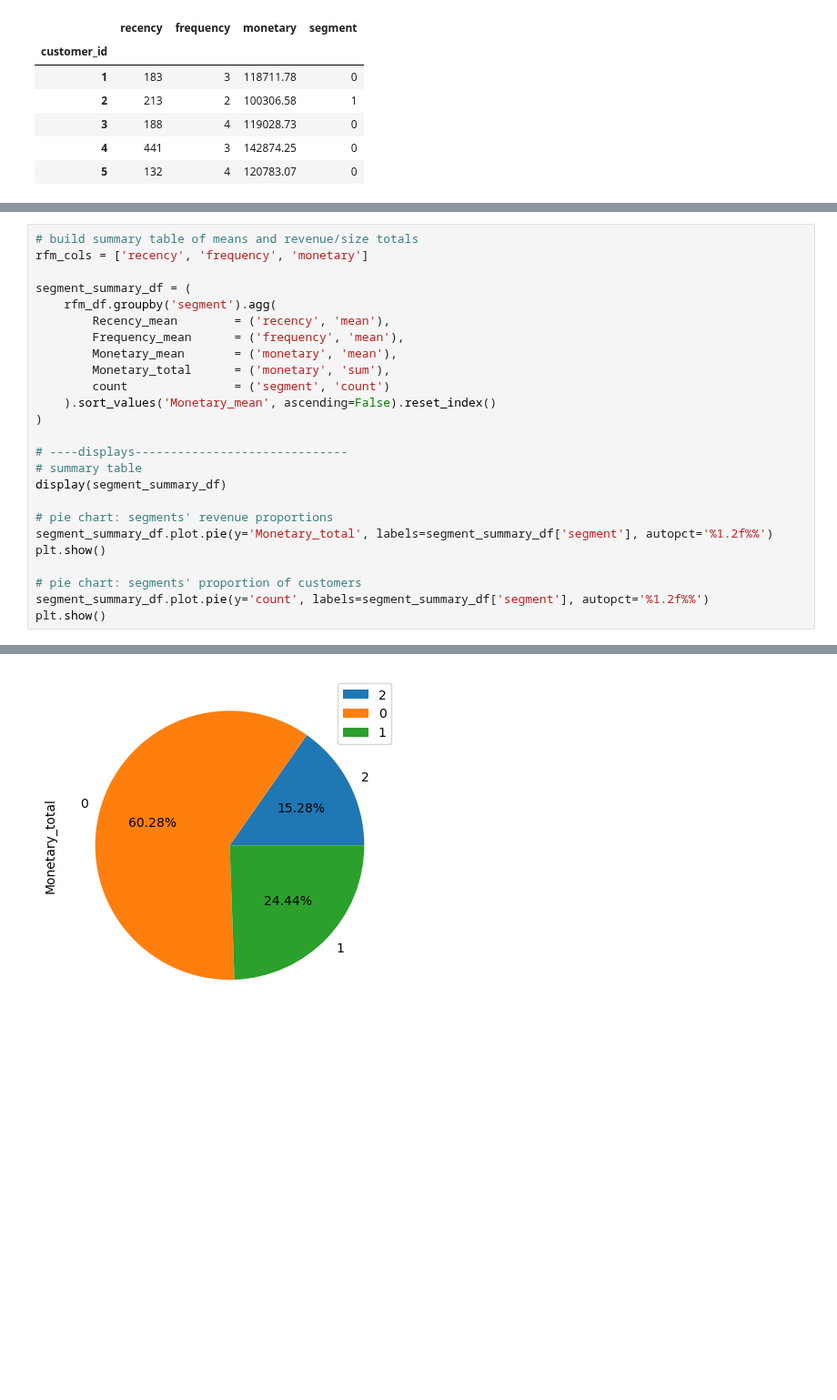
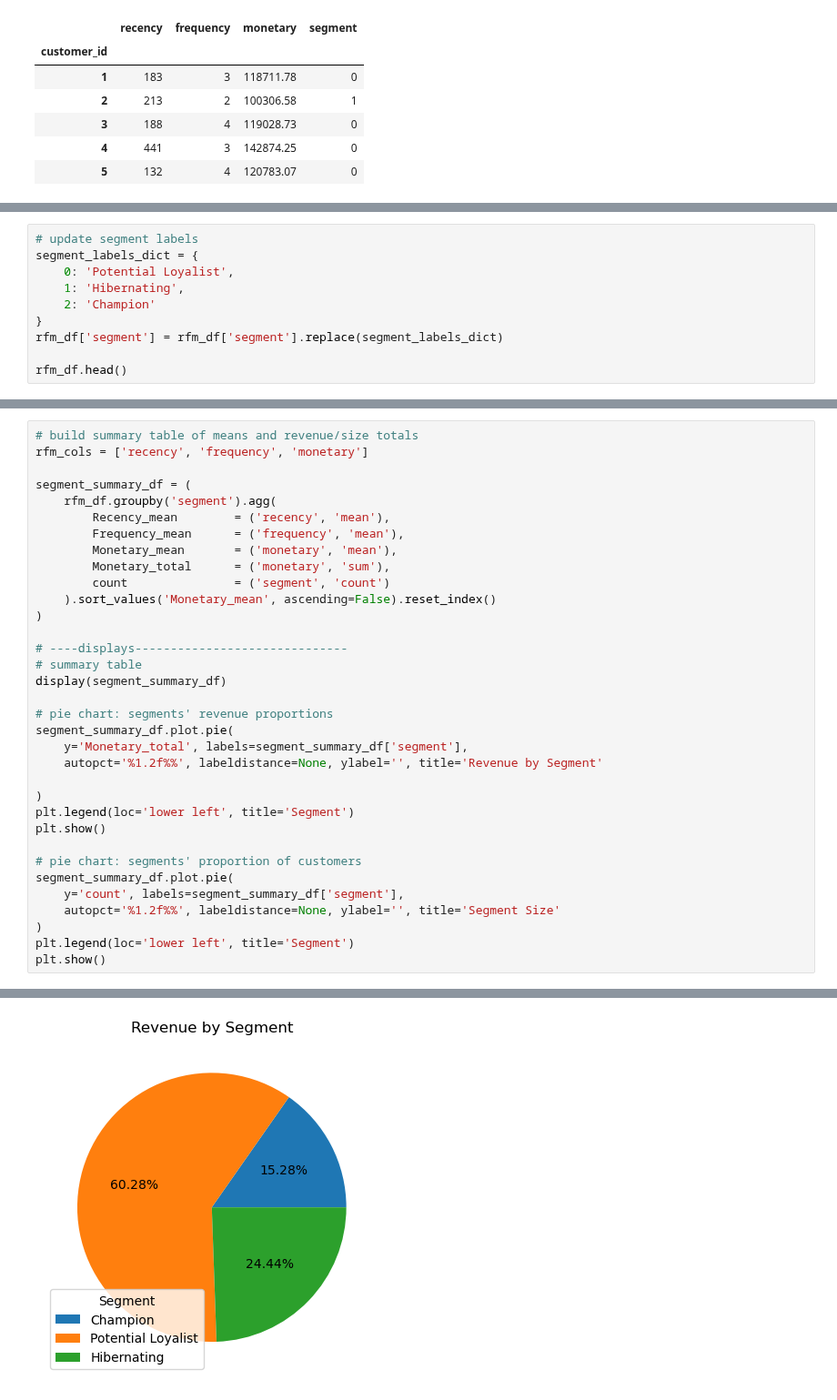
Before and after one commit to brianna-mitri/vehicle-sales-analysis, a Jupyter notebook: analysis/segment_analysis.ipynb, the cells around one changed output, grey strips where cells are left out. Shown at 91% size. Saved outputs shown, nothing was run; the diff lists cells and outputs as text; blank space fills up the shorter version.

Commit message:
Categorized segments as champions, potential loyalists, and hibernating based on rfm analysis

```diff
--- a/analysis/segment_analysis.ipynb
+++ b/analysis/segment_analysis.ipynb
@@ -20,0 +39,10 @@ display(rfm_df.head())
+# %%
+# update segment labels
+segment_labels_dict = {
+    0: 'Potential Loyalist',
+    1: 'Hibernating',
+    2: 'Champion'
+}
+rfm_df['segment'] = rfm_df['segment'].replace(segment_labels_dict)
+
+rfm_df.head()
@@ -114,11 +167,20 @@ segment_summary_df = (
 display(segment_summary_df)
 
 # pie chart: segments' revenue proportions
-segment_summary_df.plot.pie(y='Monetary_total', labels=segment_summary_df['segment'], autopct='%1.2f%%')
+segment_summary_df.plot.pie(
+    y='Monetary_total', labels=segment_summary_df['segment'],
+    autopct='%1.2f%%', labeldistance=None, ylabel='', title='Revenue by Segment'
+
+)
+plt.legend(loc='lower left', title='Segment')
 plt.show()
 
 # pie chart: segments' proportion of customers
-segment_summary_df.plot.pie(y='count', labels=segment_summary_df['segment'], autopct='%1.2f%%')
+segment_summary_df.plot.pie(
+    y='count', labels=segment_summary_df['segment'],
+    autopct='%1.2f%%', labeldistance=None, ylabel='', title='Segment Size'
+)
+plt.legend(loc='lower left', title='Segment')
 plt.show()
 # %% [output]
 |  | segment | Recency_mean | Frequency_mean | Monetary_mean | Monetary_total | count |
@@ -128 +190 @@ plt.show()
-[figure, old version]
+[figure, new version]
```
Also changed, not shown: parts of 21 cells of this notebook.
